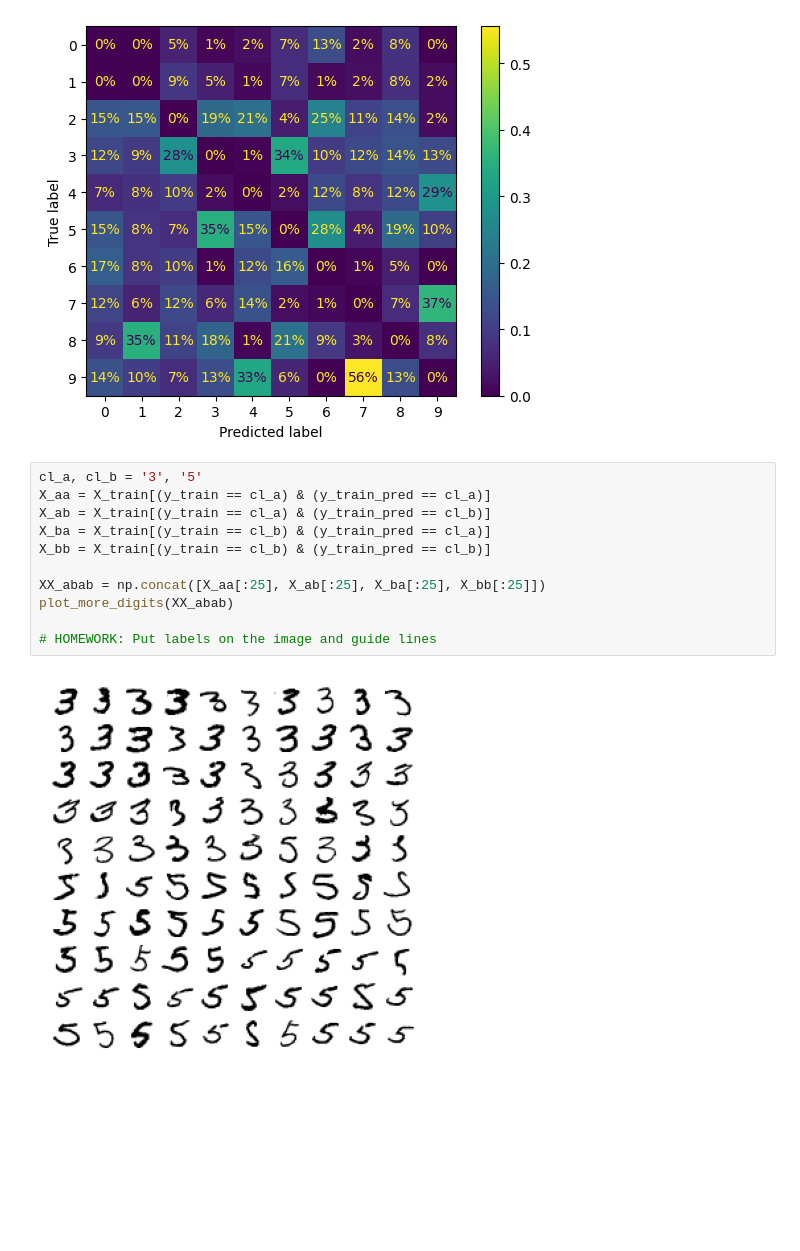
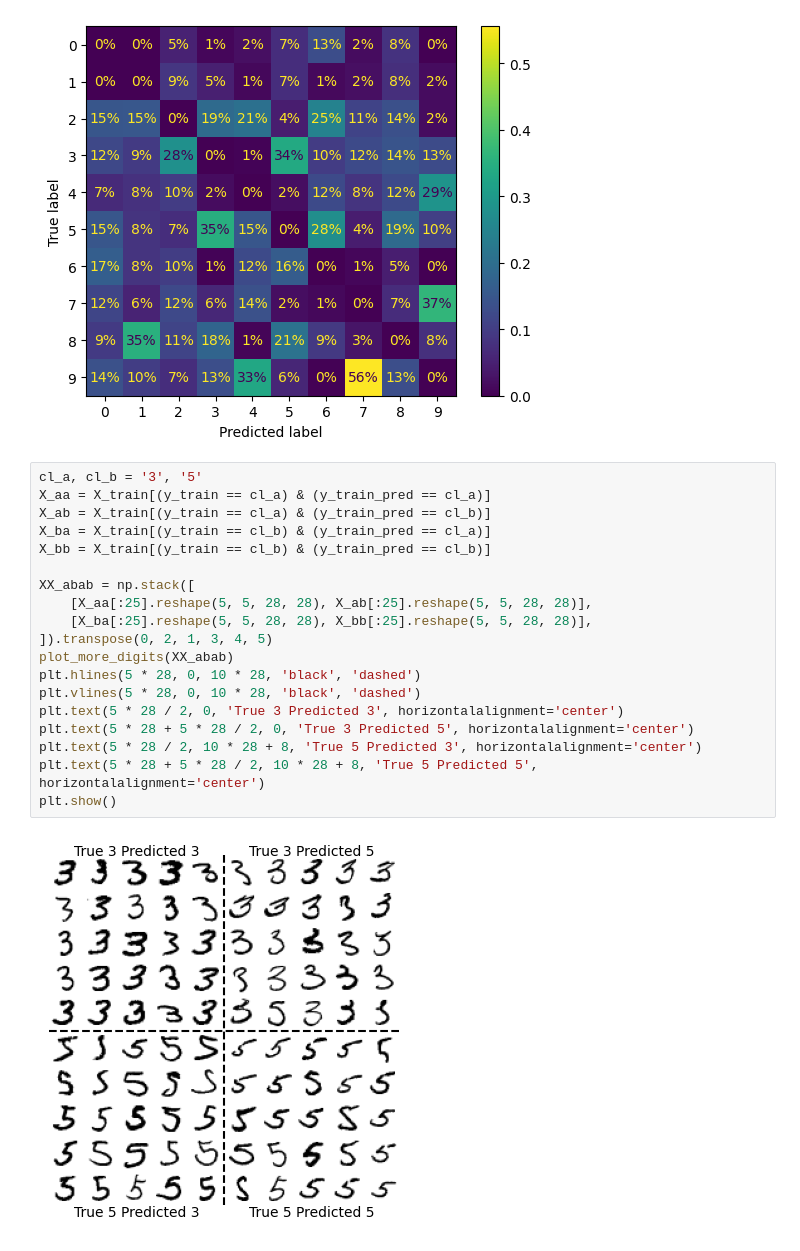
Before and after one commit to fractalate/study-geron-hands-on-machine-learning-with-scikit-learn-keras-and-tensorflow, a Jupyter notebook: Chapter 03/Notebook.ipynb, the cells around one changed output. Cells and saved outputs as stored; diff of their text form; blank space fills up the shorter version.

```diff
--- a/Chapter 03/Notebook.ipynb
+++ b/Chapter 03/Notebook.ipynb
@@ -423,13 +425,21 @@ plt.show()
 # %%
 cl_a, cl_b = '3', '5'
 X_aa = X_train[(y_train == cl_a) & (y_train_pred == cl_a)]
 X_ab = X_train[(y_train == cl_a) & (y_train_pred == cl_b)]
 X_ba = X_train[(y_train == cl_b) & (y_train_pred == cl_a)]
 X_bb = X_train[(y_train == cl_b) & (y_train_pred == cl_b)]
 
-XX_abab = np.concat([X_aa[:25], X_ab[:25], X_ba[:25], X_bb[:25]])
+XX_abab = np.stack([
+    [X_aa[:25].reshape(5, 5, 28, 28), X_ab[:25].reshape(5, 5, 28, 28)],
+    [X_ba[:25].reshape(5, 5, 28, 28), X_bb[:25].reshape(5, 5, 28, 28)],
+]).transpose(0, 2, 1, 3, 4, 5)
 plot_more_digits(XX_abab)
-
-# HOMEWORK: Put labels on the image and guide lines
+plt.hlines(5 * 28, 0, 10 * 28, 'black', 'dashed')
+plt.vlines(5 * 28, 0, 10 * 28, 'black', 'dashed')
+plt.text(5 * 28 / 2, 0, 'True 3 Predicted 3', horizontalalignment='center')
+plt.text(5 * 28 + 5 * 28 / 2, 0, 'True 3 Predicted 5', horizontalalignment='center')
+plt.text(5 * 28 / 2, 10 * 28 + 8, 'True 5 Predicted 3', horizontalalignment='center')
+plt.text(5 * 28 + 5 * 28 / 2, 10 * 28 + 8, 'True 5 Predicted 5', horizontalalignment='center')
+plt.show()
 # %% [output]
-[figure, old version]
+[figure, new version]
```
Also changed, not shown: parts of 26 cells of this notebook, 3 other files.
